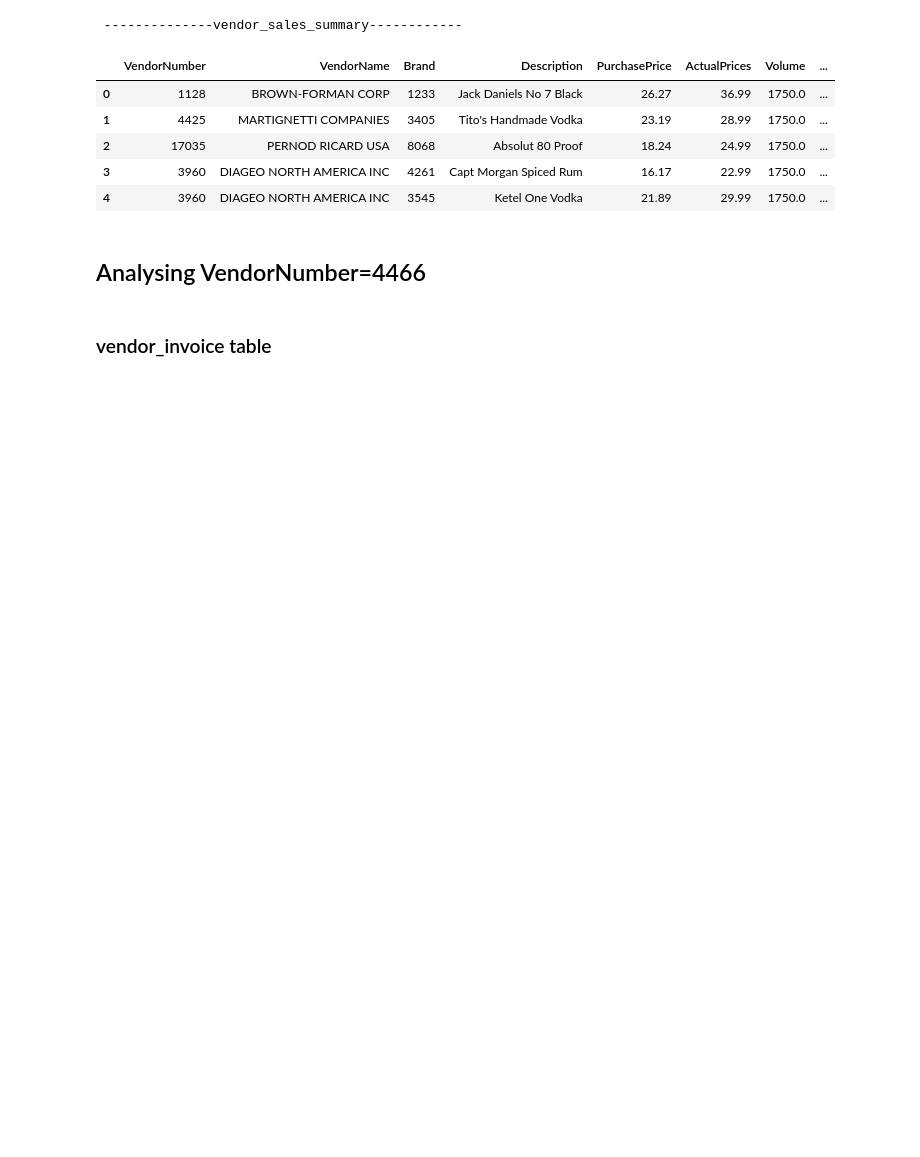
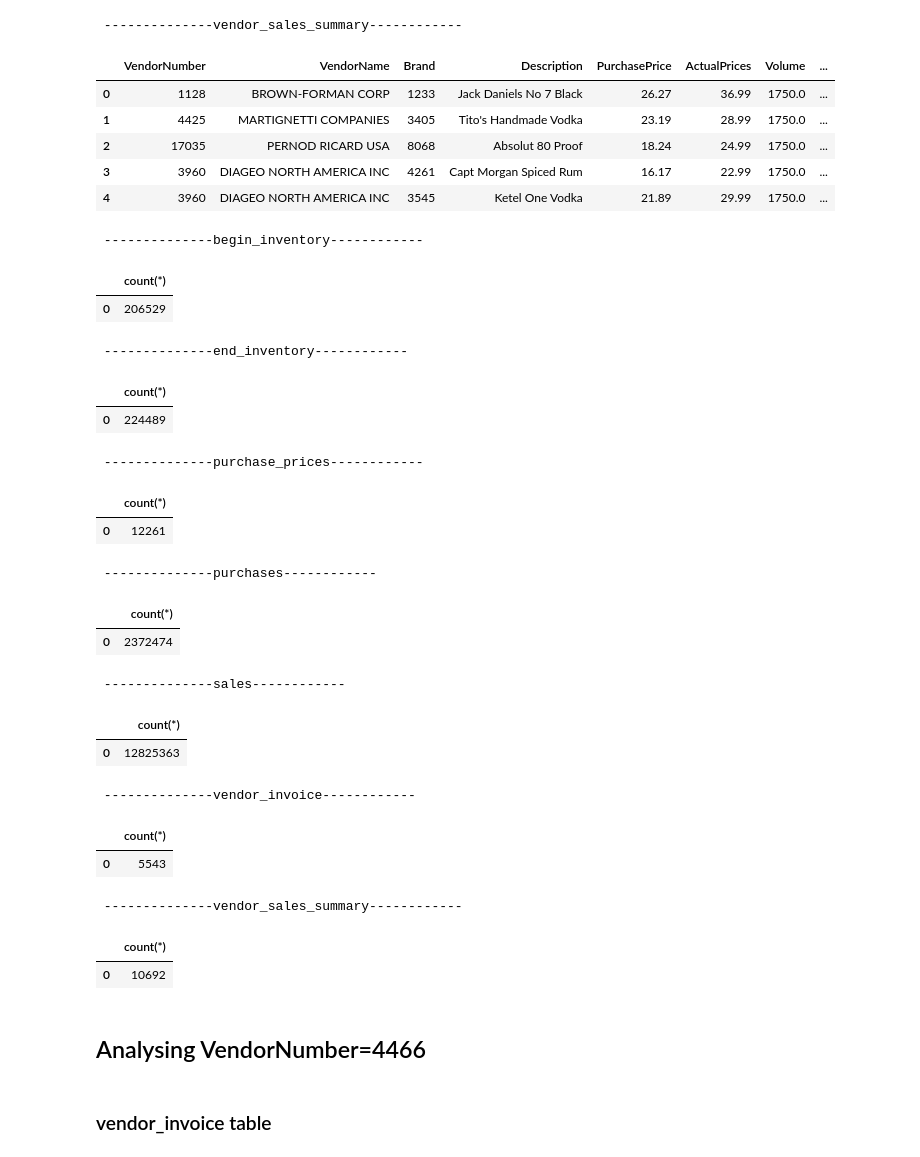
Before and after one commit to ramashishpanchal/Vendor-Performance-Data-Analysis, a Jupyter notebook: SQL data analysis and EDA.ipynb, the cells around one changed output. Cells and saved outputs as stored; diff of their text form; code cells hidden in the pictures; blank space fills up the shorter version.

```diff
--- a/SQL data analysis and EDA.ipynb
+++ b/SQL data analysis and EDA.ipynb
@@ -82,6 +82,32 @@ for table in tables['Tables_in_vendors_data']:
 | 2 | 17035 | PERNOD RICARD USA | 8068 | Absolut 80 Proof | 18.24 | 24.99 | 1750.0 | ... |
 | 3 | 3960 | DIAGEO NORTH AMERICA INC | 4261 | Capt Morgan Spiced Rum | 16.17 | 22.99 | 1750.0 | ... |
 | 4 | 3960 | DIAGEO NORTH AMERICA INC | 3545 | Ketel One Vodka | 21.89 | 29.99 | 1750.0 | ... |
+# %%
+for table in tables['Tables_in_vendors_data']:
+    print(f"\n --------------{table}------------\n")
+    display(pd.read_sql(f"SELECT count(*) FROM {table}",engine))
+# %% [output]
+ --------------begin_inventory------------
+|  | count(*) |
+| 0 | 206529 |
+ --------------end_inventory------------
+|  | count(*) |
+| 0 | 224489 |
+ --------------purchase_prices------------
+|  | count(*) |
+| 0 | 12261 |
+ --------------purchases------------
+|  | count(*) |
+| 0 | 2372474 |
+ --------------sales------------
+|  | count(*) |
+| 0 | 12825363 |
+ --------------vendor_invoice------------
+|  | count(*) |
+| 0 | 5543 |
+ --------------vendor_sales_summary------------
+|  | count(*) |
+| 0 | 10692 |
 # %% [markdown]
 ## Analysing VendorNumber=4466
 # %% [markdown]
```
Also changed, not shown: parts of 4 cells of this notebook, 3 other files.
